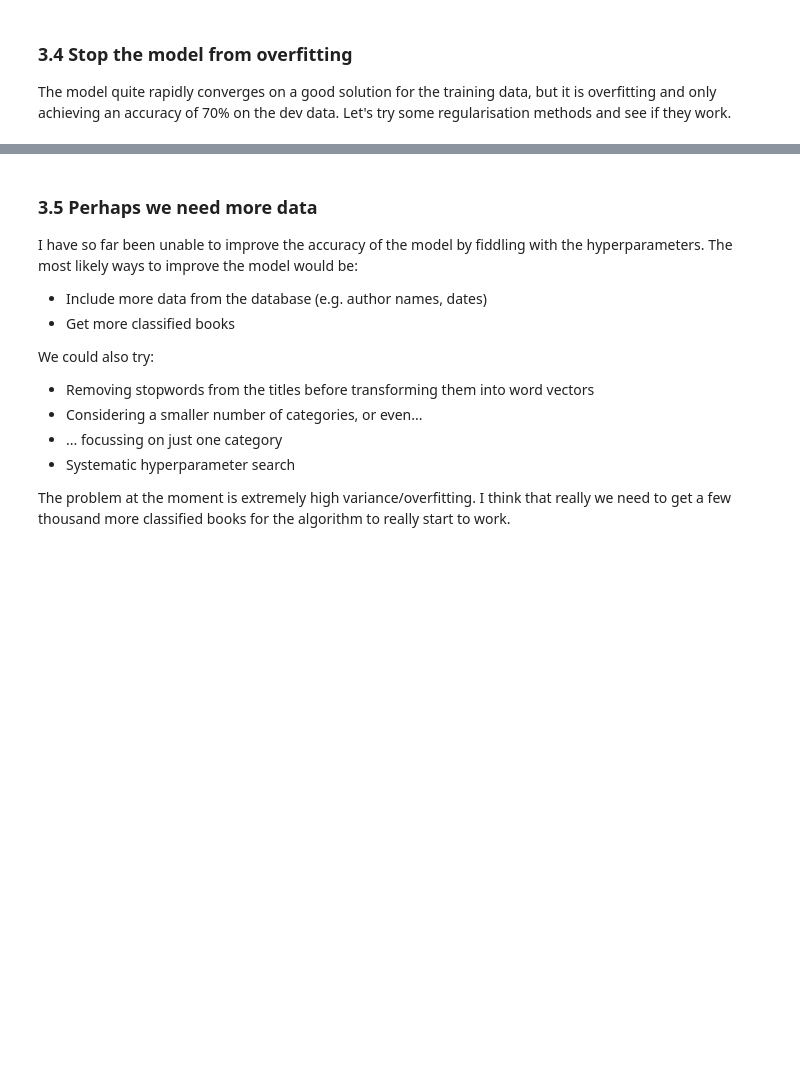
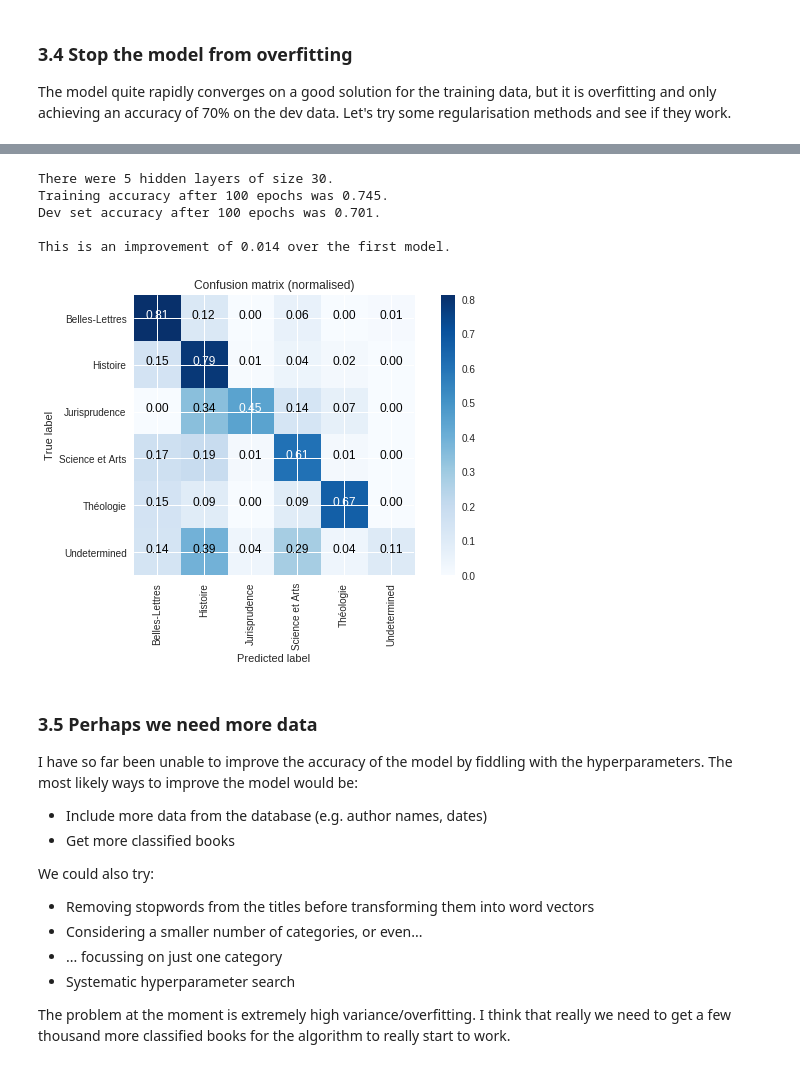
Before and after one commit to MPCE/mpce-machine-learning, a Jupyter notebook: mpce_neural_nets.ipynb, the cells around one changed output, grey strips where cells are left out. Drawn from its saved outputs; the diff is of its cells as text; code cells hidden in the pictures; blank space fills up the shorter version.

```diff
--- a/mpce_neural_nets.ipynb
+++ b/mpce_neural_nets.ipynb
@@ -246,3 +291,19 @@ This is an improvement of 0.008 over the first model.
+# %%
+# Examine how well the model did:
+new_training_acc = fit3.history['acc'][-1]
+new_val_acc = fit3.history['val_acc'][-1]
+print(f"There were {num_hidden} hidden layers of size {layer_size}.")
+print(f"Training accuracy after {num_epochs} epochs was {new_training_acc:.3f}.")
+print(f"Dev set accuracy after {num_epochs} epochs was {new_val_acc:.3f}.\n")
+print(f"This is an improvement of {new_val_acc - val_acc:.3f} over the first model.\n")
+plot_confusion_matrix(model3, X_dev, y_dev, labels)
+# %% [output]
+There were 5 hidden layers of size 30.
+Training accuracy after 100 epochs was 0.745.
+Dev set accuracy after 100 epochs was 0.701.
+
+This is an improvement of 0.014 over the first model.
+[figure, added]
 # %% [markdown]
 ### 3.5 Perhaps we need more data
 I have so far been unable to improve the accuracy of the model by fiddling with the hyperparameters. The most likely ways to improve the model would be:
```
Also changed, not shown: parts of 7 cells of this notebook, 2 other files.
